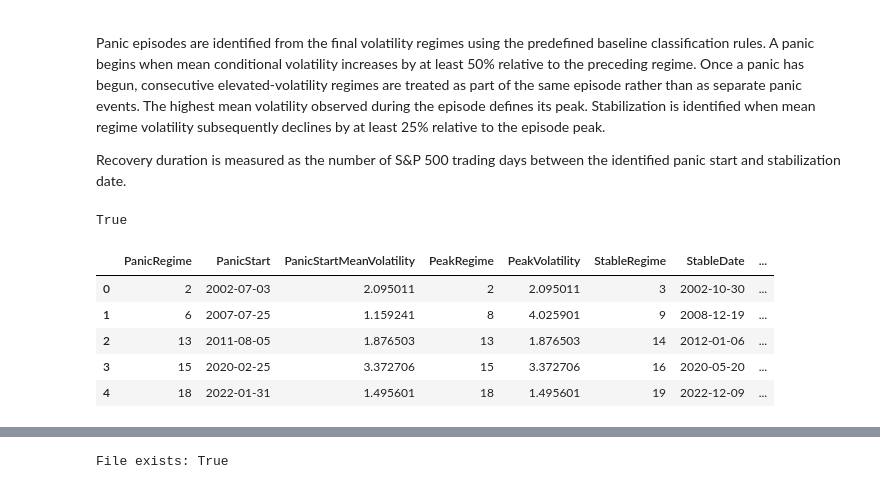
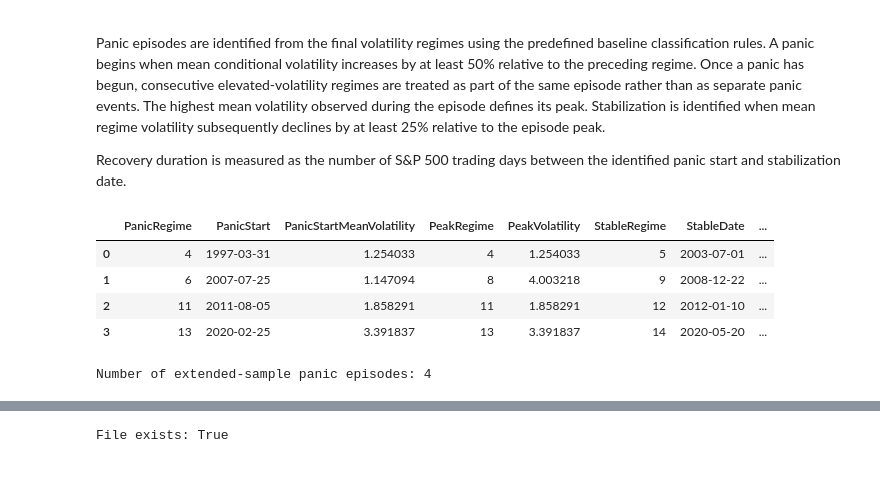
Before and after one commit to fleurclochette/Scientific-Project-SS26-Group-8, a Jupyter notebook: notebooks/03b_garch_breakpoints_extended.ipynb, the cells around one changed output, grey strips where cells are left out. Saved outputs shown, nothing was run; the diff lists cells and outputs as text; code cells hidden in the pictures.

```diff
--- a/notebooks/03b_garch_breakpoints_extended.ipynb
+++ b/notebooks/03b_garch_breakpoints_extended.ipynb
@@ -448,13 +38,13 @@ $$
 
 After validating the custom Bai–Perron implementation on simulated data with known structural breaks, the procedure is applied to the historical S&P 500 data. Daily logarithmic returns prepared during the preprocessing stage are used as the input for the GARCH(1,1) volatility model. The estimated conditional volatility series is subsequently used as the input for the Bai–Perron structural breakpoint analysis.
 # %%
-# Load processed_returns.csv
+# Load processed_returns_1970.csv
 import pandas as pd
 import numpy as np
 import matplotlib.pyplot as plt
 
 # Go into the repository's data/processed folder and load processed_returns.csv
-processed_path = "data/processed/processed_returns.csv"
+processed_path = "data/processed/processed_returns_1970.csv"
 
 df = pd.read_csv(processed_path)
 
@@ -2534,3 +408,17 @@ bp_real_final = BaiPerron(
+# %%
+# Create the Bai-Perron model for the extended 1970-2026 sample.
+# The original 2000-2026 analysis used max_breaks=20.
+# Because the extended dataset covers a much longer period, max_breaks is increased
+# to 40 so that the algorithm is not artificially constrained by the old upper limit.
+# This does NOT force the model to find 40 breaks: the sequential significance test
+# still determines when breakpoint detection stops.
+# min_segment remains unchanged at 60 trading days to preserve comparability
+# with the original analysis.
+
+bp_real_final = BaiPerron(
+    max_breaks=40,
+    min_segment=60
+)
 # %%
 # Run the real data analysis
 real_final_breaks = (
@@ -2581,12 +501,15 @@ Final breakpoint indices: [625, 708, 836, 949, 1898, 1973, 2187, 2254, 2367, 259
 # %%
-#Convert them to actual trading days
+# Convert final breakpoint indices to calendar dates
+
 real_final_break_dates = [
     volatility_dates.iloc[i]
     for i in real_final_breaks
 ]
 
-print("\nFinal breakpoint dates:")
+final_breakpoint_df = pd.DataFrame({
+    "BreakpointIndex": real_final_breaks,
+    "BreakpointDate": real_final_break_dates
+})
 
-for date in real_final_break_dates:
-    print(date)
+display(final_breakpoint_df)
 # %% [output]
@@ -2955,9 +709,0 @@ for regime_number in range(
-# %%
-# Convert it to a DataFrame
-final_regime_df = pd.DataFrame(
-    final_regime_results
-)
-
-display(
-    final_regime_df.head()
-)
@@ -3198,24 +838,27 @@ def identify_panic_episodes(
     )
 
     return episodes_df
-# %%
-print(callable(identify_panic_episodes))
-# %% [output]
-True
 # %%
+# Identify panic and stabilization episodes in the extended sample
+
 final_panic_episodes = identify_panic_episodes(
     final_regime_df,
     volatility_dates,
     panic_threshold=0.50,
     stabilization_threshold=0.25
 )
 
 display(final_panic_episodes)
+
+print(
+    "Number of extended-sample panic episodes:",
+    len(final_panic_episodes)
+)
 # %% [output]
 |  | PanicRegime | PanicStart | PanicStartMeanVolatility | PeakRegime | PeakVolatility | StableRegime | StableDate | ... |
-| 0 | 2 | 2002-07-03 | 2.095011 | 2 | 2.095011 | 3 | 2002-10-30 | ... |
-| 1 | 6 | 2007-07-25 | 1.159241 | 8 | 4.025901 | 9 | 2008-12-19 | ... |
-| 2 | 13 | 2011-08-05 | 1.876503 | 13 | 1.876503 | 14 | 2012-01-06 | ... |
-| 3 | 15 | 2020-02-25 | 3.372706 | 15 | 3.372706 | 16 | 2020-05-20 | ... |
-| 4 | 18 | 2022-01-31 | 1.495601 | 18 | 1.495601 | 19 | 2022-12-09 | ... |
+| 0 | 4 | 1997-03-31 | 1.254033 | 4 | 1.254033 | 5 | 2003-07-01 | ... |
+| 1 | 6 | 2007-07-25 | 1.147094 | 8 | 4.003218 | 9 | 2008-12-22 | ... |
+| 2 | 11 | 2011-08-05 | 1.858291 | 11 | 1.858291 | 12 | 2012-01-10 | ... |
+| 3 | 13 | 2020-02-25 | 3.391837 | 13 | 3.391837 | 14 | 2020-05-20 | ... |
+Number of extended-sample panic episodes: 4
 # %%
```
Also changed, not shown: parts of 206 cells of this notebook.
